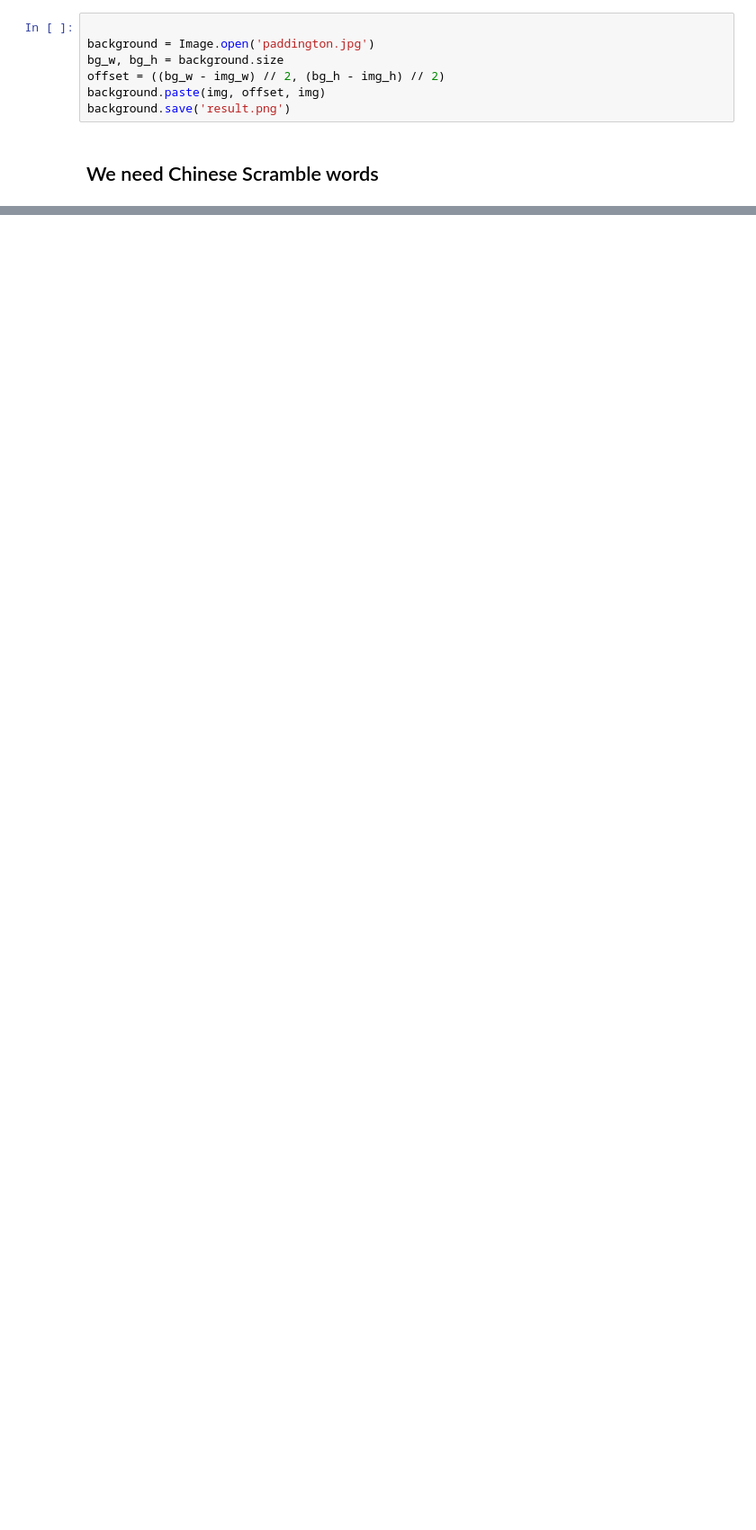
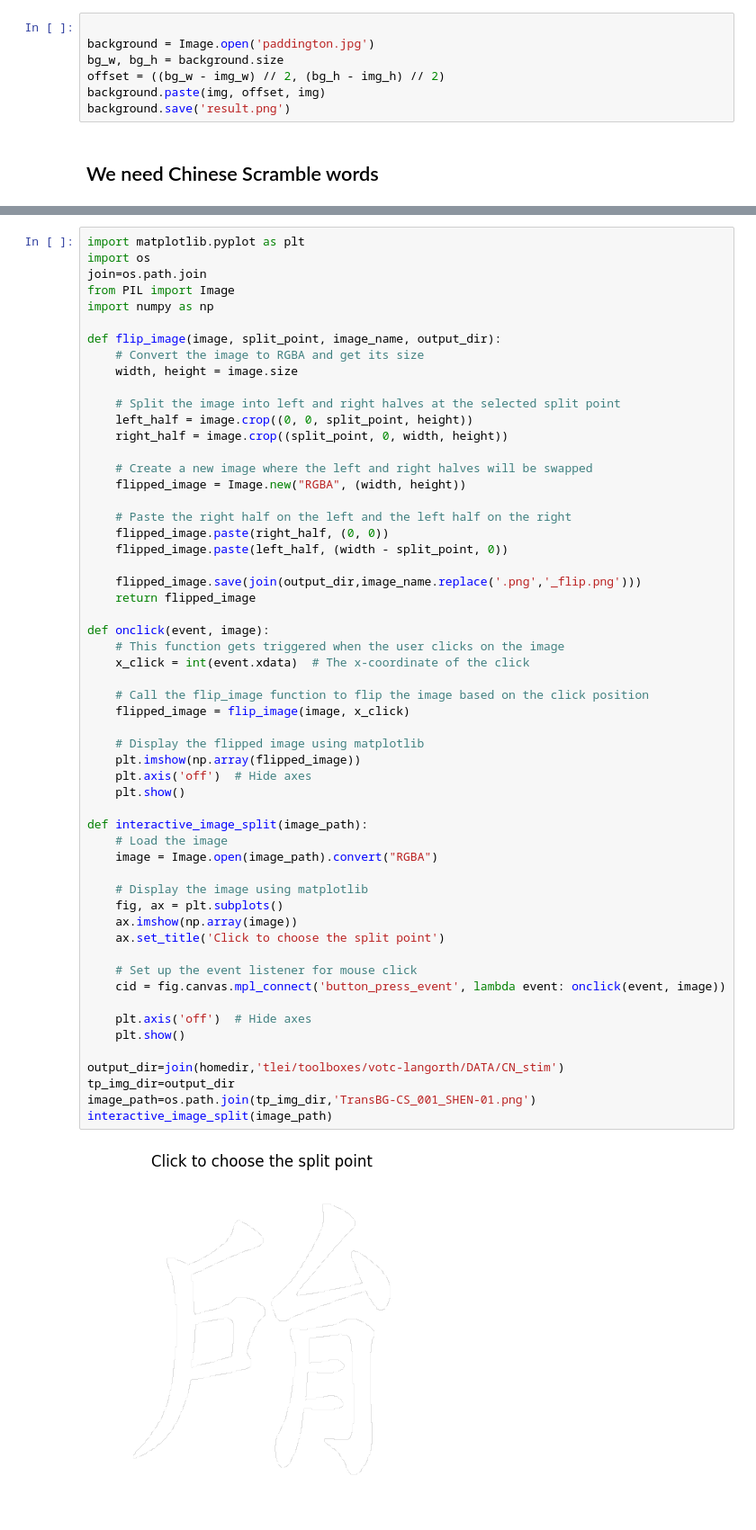
Before and after one commit to garikoitz/votc-langorth, a Jupyter notebook: fLoc_stimuli/test_jupyter_for_creating_stimuli.ipynb, the cells around one changed output, grey strips where cells are left out. Shown at 90% size. Saved outputs shown, nothing was run; the diff lists cells and outputs as text; blank space fills up the shorter version.

```diff
--- a/fLoc_stimuli/test_jupyter_for_creating_stimuli.ipynb
+++ b/fLoc_stimuli/test_jupyter_for_creating_stimuli.ipynb
@@ -565,0 +723,58 @@ background.save('result.png')
+# %%
+import matplotlib.pyplot as plt
+import os
+join=os.path.join
+from PIL import Image
+import numpy as np
+
+def flip_image(image, split_point, image_name, output_dir):
+    # Convert the image to RGBA and get its size
+    width, height = image.size
+
+    # Split the image into left and right halves at the selected split point
+    left_half = image.crop((0, 0, split_point, height))
+    right_half = image.crop((split_point, 0, width, height))
+
+    # Create a new image where the left and right halves will be swapped
+    flipped_image = Image.new("RGBA", (width, height))
+
+    # Paste the right half on the left and the left half on the right
+    flipped_image.paste(right_half, (0, 0))
+    flipped_image.paste(left_half, (width - split_point, 0))
+
+    flipped_image.save(join(output_dir,image_name.replace('.png','_flip.png')))
+    return flipped_image
+
+def onclick(event, image):
+    # This function gets triggered when the user clicks on the image
+    x_click = int(event.xdata)  # The x-coordinate of the click
+
+    # Call the flip_image function to flip the image based on the click position
+    flipped_image = flip_image(image, x_click)
+
+    # Display the flipped image using matplotlib
+    plt.imshow(np.array(flipped_image))
+    plt.axis('off')  # Hide axes
+    plt.show()
+
+def interactive_image_split(image_path):
+    # Load the image
+    image = Image.open(image_path).convert("RGBA")
+
+    # Display the image using matplotlib
+    fig, ax = plt.subplots()
+    ax.imshow(np.array(image))
+    ax.set_title('Click to choose the split point')
+
+    # Set up the event listener for mouse click
+    cid = fig.canvas.mpl_connect('button_press_event', lambda event: onclick(event, image))
+
+    plt.axis('off')  # Hide axes
+    plt.show()
+
+output_dir=join(homedir,'tlei/toolboxes/votc-langorth/DATA/CN_stim')
+tp_img_dir=output_dir
+image_path=os.path.join(tp_img_dir,'TransBG-CS_001_SHEN-01.png')
+interactive_image_split(image_path)
+# %% [output]
+[figure, added]
```
Also changed, not shown: parts of 40 cells of this notebook, 3 other files.
